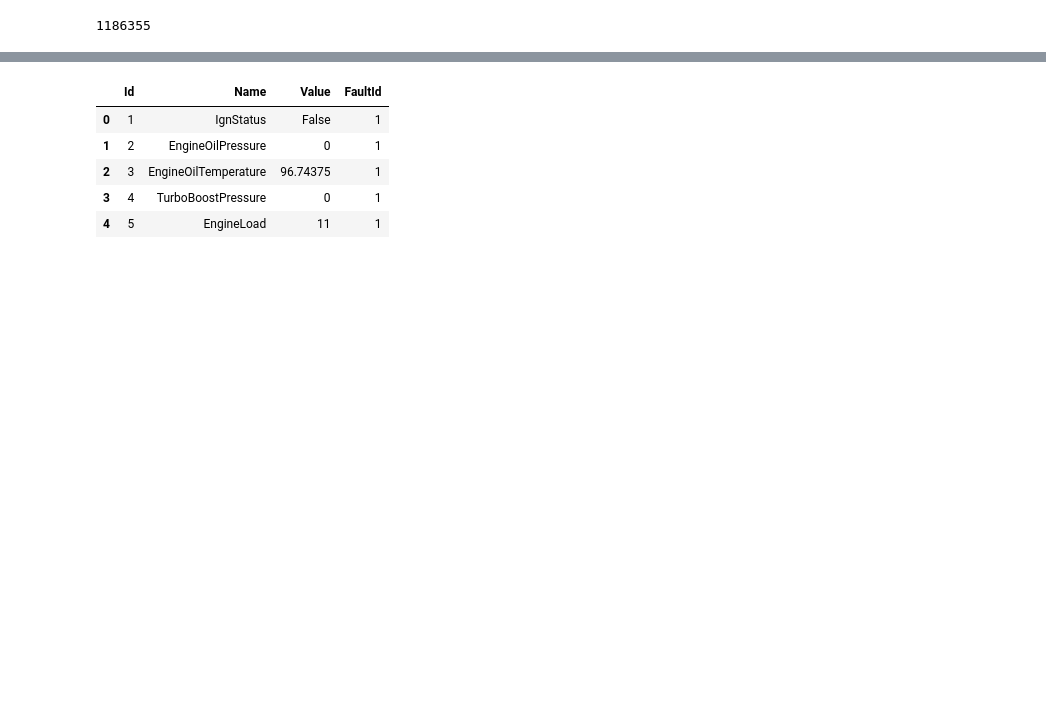
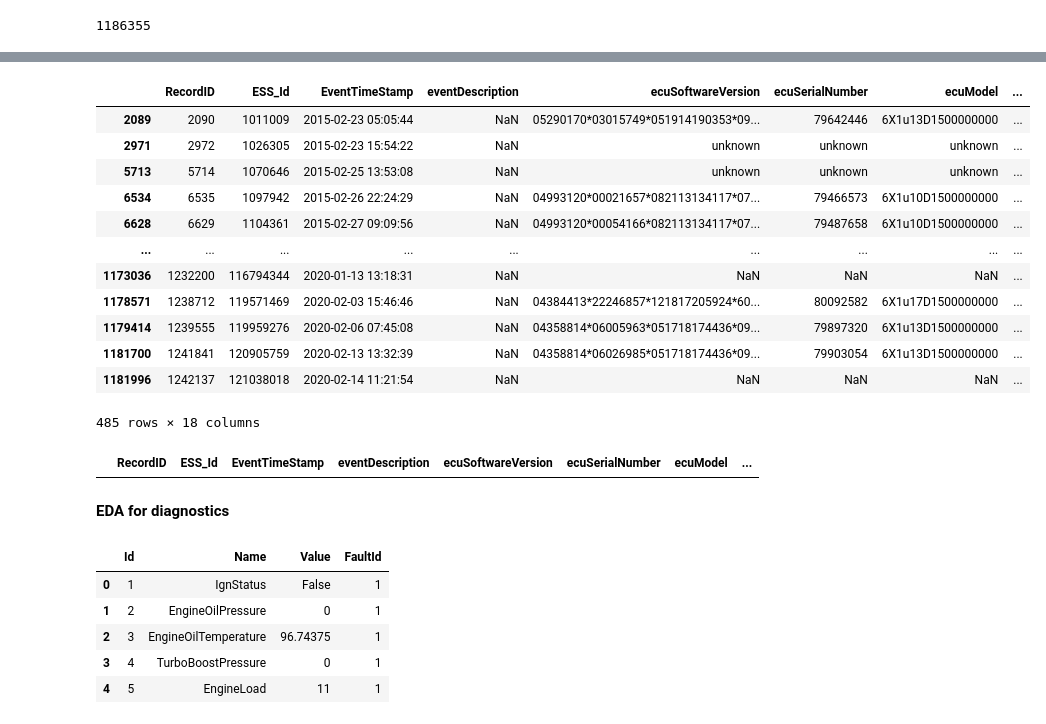
Before and after one commit to nss-data-science-cohort-6/big_g_express-elden_ring, a Jupyter notebook: notebooks/smita_bigG_EDA.ipynb, the cells around one changed output, grey strips where cells are left out. Saved outputs shown, nothing was run; the diff lists cells and outputs as text; code cells hidden in the pictures; blank space fills up the shorter version.

```diff
--- a/notebooks/smita_bigG_EDA.ipynb
+++ b/notebooks/smita_bigG_EDA.ipynb
@@ -180,3 +393,25 @@ diagnostic = pd.read_csv("../data/VehicleDiagnosticOnboardData.csv")
+# %%
+faults_clean[faults['spn'] == 5246] #faults had 1189 rows for spn 5246 while upon cleaning we now have 485 rows.
+# %% [output]
+|  | RecordID | ESS_Id | EventTimeStamp | eventDescription | ecuSoftwareVersion | ecuSerialNumber | ecuModel | ... |
+| 2089 | 2090 | 1011009 | 2015-02-23 05:05:44 | NaN | 05290170*03015749*051914190353*09... | 79642446 | 6X1u13D1500000000 | ... |
+| 2971 | 2972 | 1026305 | 2015-02-23 15:54:22 | NaN | unknown | unknown | unknown | ... |
+| 5713 | 5714 | 1070646 | 2015-02-25 13:53:08 | NaN | unknown | unknown | unknown | ... |
+| 6534 | 6535 | 1097942 | 2015-02-26 22:24:29 | NaN | 04993120*00021657*082113134117*07... | 79466573 | 6X1u10D1500000000 | ... |
+| 6628 | 6629 | 1104361 | 2015-02-27 09:09:56 | NaN | 04993120*00054166*082113134117*07... | 79487658 | 6X1u10D1500000000 | ... |
+| ... | ... | ... | ... | ... | ... | ... | ... | ... |
+| 1173036 | 1232200 | 116794344 | 2020-01-13 13:18:31 | NaN | NaN | NaN | NaN | ... |
+| 1178571 | 1238712 | 119571469 | 2020-02-03 15:46:46 | NaN | 04384413*22246857*121817205924*60... | 80092582 | 6X1u17D1500000000 | ... |
+| 1179414 | 1239555 | 119959276 | 2020-02-06 07:45:08 | NaN | 04358814*06005963*051718174436*09... | 79897320 | 6X1u13D1500000000 | ... |
+| 1181700 | 1241841 | 120905759 | 2020-02-13 13:32:39 | NaN | 04358814*06026985*051718174436*09... | 79903054 | 6X1u13D1500000000 | ... |
+| 1181996 | 1242137 | 121038018 | 2020-02-14 11:21:54 | NaN | NaN | NaN | NaN | ... |
+485 rows × 18 columns
+# %%
+faults_clean[(faults_clean['EquipmentID'] == '1499') & (faults['spn'] == 5246)]
+# %% [output]
+|  | RecordID | ESS_Id | EventTimeStamp | eventDescription | ecuSoftwareVersion | ecuSerialNumber | ecuModel | ... |
+# %% [markdown]
+**EDA for diagnostics**
 # %%
 diagnostic.head(5)
 # %% [output]
```
Also changed, not shown: parts of 34 cells of this notebook, 1 other file.
